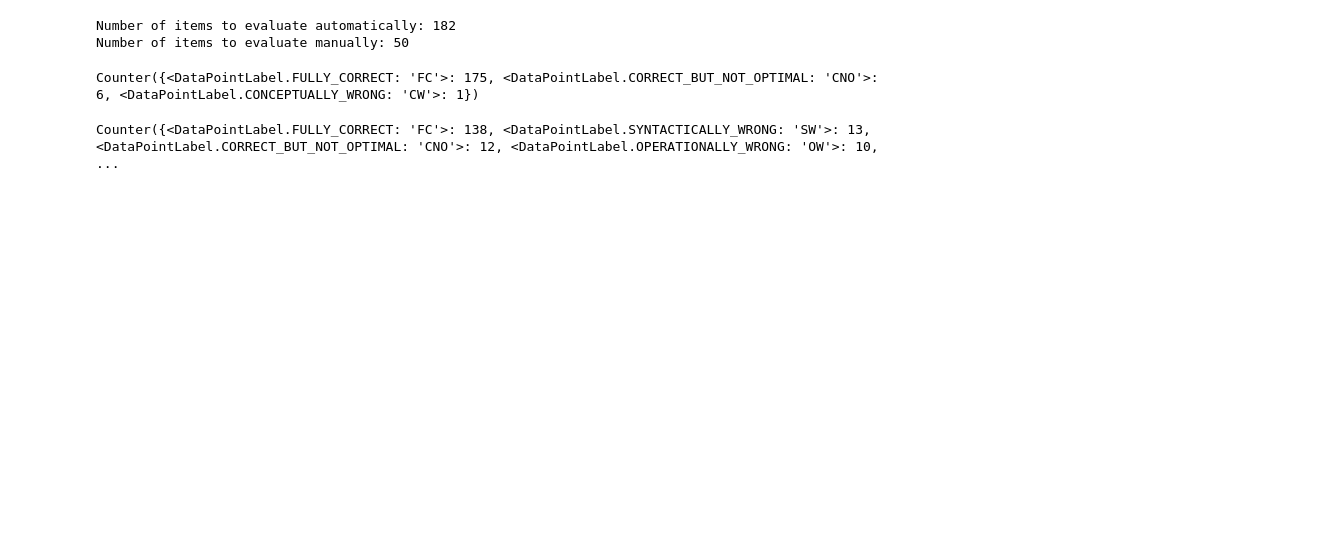
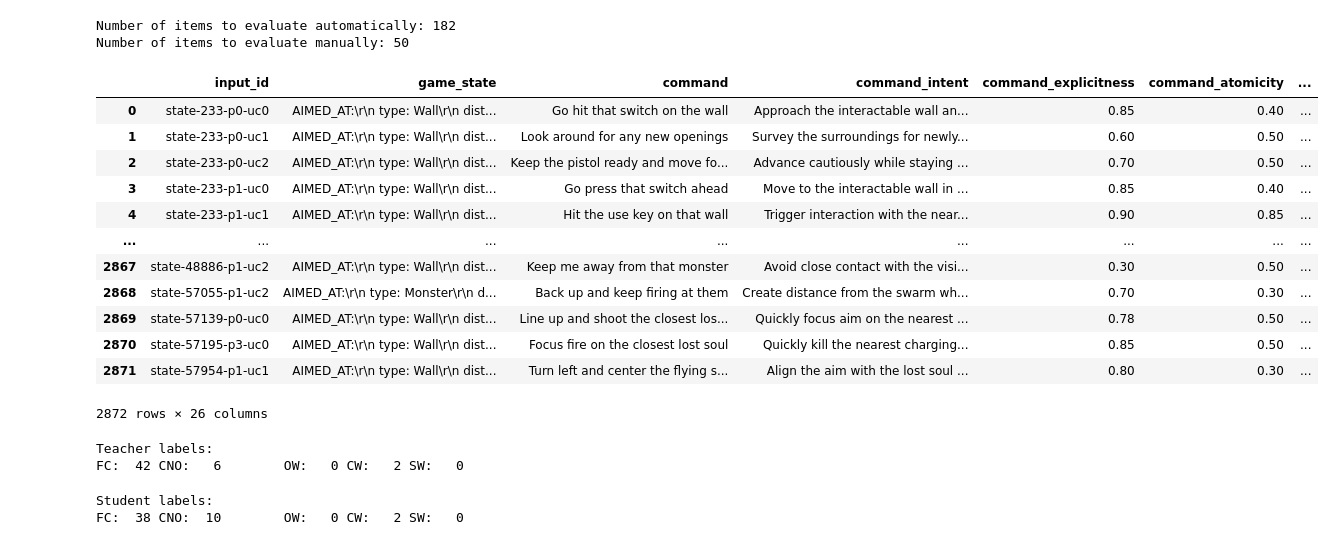
Before and after one commit to Filippo-Corti/GamePals-LLM-Distillation, a Jupyter notebook: model_comparisons.ipynb, the cells around one changed output. Saved outputs shown, nothing was run; the diff lists cells and outputs as text; code cells hidden in the pictures; blank space fills up the shorter version.

```diff
--- a/model_comparisons.ipynb
+++ b/model_comparisons.ipynb
@@ -25,32 +54,41 @@ Number of items to evaluate manually: 50
+# %%
+teacher_path = "data/outputs/all-data-gpt5.csv"
+student_path = "data/outputs/all-data-qwen-1.5b-trained.csv"
 # %%
-model1_path = "data/outputs/all-data-gpt5.csv"
-model1_df = pd.read_csv(model1_path)
+teacher_df = pd.read_csv(teacher_path)
+teacher_entries = [LLMCommandingLabelledDataPoint(**row) for row in teacher_df.to_dict(orient="records")]
+teacher_test = sorted([entry for entry in teacher_entries if entry.input_id in test_ids], key=lambda x: x.input_id)
 
-model1_entries = [LLMCommandingLabelledDataPoint(**row) for row in model1_df.to_dict(orient="records")]
-model1_test = sorted([entry for entry in model1_entries if entry.input_id in test_ids], key=lambda x: x.input_id)
-
-model2_path = "data/outputs/all-data-qwen-1.5b-untrained.csv"
-model2_df = pd.read_csv(model2_path)
-
-model2_entries = [LLMCommandingLabelledDataPoint(**row) for row in model2_df.to_dict(orient="records")]
-model2_test = sorted([entry for entry in model2_entries if entry.input_id in test_ids], key=lambda x: x.input_id)
+student_df = pd.read_csv(student_path)
+student_entries = [LLMCommandingLabelledDataPoint(**row) for row in student_df.to_dict(orient="records")]
+student_test = sorted([entry for entry in student_entries if entry.input_id in test_ids], key=lambda x: x.input_id)
-# %%
-labels = []
-for teacher in model1_test:
-    teacher.infer_label()
-    labels.append(teacher.label)
-
-print(Counter(labels))
-# %% [output]
-Counter({<DataPointLabel.FULLY_CORRECT: 'FC'>: 175, <DataPointLabel.CORRECT_BUT_NOT_OPTIMAL: 'CNO'>: 6, <DataPointLabel.CONCEPTUALLY_WRONG: 'CW'>: 1})
-# %%
-labels = []
-for student in model2_test:
-    student.infer_label()
-    labels.append(student.label)
-
-print(Counter(labels))
-# %% [output]
-Counter({<DataPointLabel.FULLY_CORRECT: 'FC'>: 138, <DataPointLabel.SYNTACTICALLY_WRONG: 'SW'>: 13, <DataPointLabel.CORRECT_BUT_NOT_OPTIMAL: 'CNO'>: 12, <DataPointLabel.OPERATIONALLY_WRONG: 'OW'>: 10, ...
+# %%
+student_df
+# %% [output]
+|  | input_id | game_state | command | command_intent | command_explicitness | command_atomicity | ... |
+| 0 | state-233-p0-uc0 | AIMED_AT:\r\n type: Wall\r\n dist... | Go hit that switch on the wall | Approach the interactable wall an... | 0.85 | 0.40 | ... |
+| 1 | state-233-p0-uc1 | AIMED_AT:\r\n type: Wall\r\n dist... | Look around for any new openings | Survey the surroundings for newly... | 0.60 | 0.50 | ... |
+| 2 | state-233-p0-uc2 | AIMED_AT:\r\n type: Wall\r\n dist... | Keep the pistol ready and move fo... | Advance cautiously while staying ... | 0.70 | 0.50 | ... |
+| 3 | state-233-p1-uc0 | AIMED_AT:\r\n type: Wall\r\n dist... | Go press that switch ahead | Move to the interactable wall in ... | 0.85 | 0.40 | ... |
+| 4 | state-233-p1-uc1 | AIMED_AT:\r\n type: Wall\r\n dist... | Hit the use key on that wall | Trigger interaction with the near... | 0.90 | 0.85 | ... |
+| ... | ... | ... | ... | ... | ... | ... | ... |
+| 2867 | state-48886-p1-uc2 | AIMED_AT:\r\n type: Wall\r\n dist... | Keep me away from that monster | Avoid close contact with the visi... | 0.30 | 0.50 | ... |
+| 2868 | state-57055-p1-uc2 | AIMED_AT:\r\n type: Monster\r\n d... | Back up and keep firing at them | Create distance from the swarm wh... | 0.70 | 0.30 | ... |
+| 2869 | state-57139-p0-uc0 | AIMED_AT:\r\n type: Wall\r\n dist... | Line up and shoot the closest los... | Quickly focus aim on the nearest ... | 0.78 | 0.50 | ... |
+| 2870 | state-57195-p3-uc0 | AIMED_AT:\r\n type: Wall\r\n dist... | Focus fire on the closest lost soul | Quickly kill the nearest charging... | 0.85 | 0.50 | ... |
+| 2871 | state-57954-p1-uc1 | AIMED_AT:\r\n type: Wall\r\n dist... | Turn left and center the flying s... | Align the aim with the lost soul ... | 0.80 | 0.30 | ... |
+2872 rows × 26 columns
+# %%
+print("Teacher labels:")
+print_labels_counter(teacher_test)
+# %% [output]
+Teacher labels:
+FC:  42 CNO:   6        OW:   0 CW:   2 SW:   0
+# %%
+print("Student labels:")
+print_labels_counter(student_test)
+# %% [output]
+Student labels:
+FC:  38 CNO:  10        OW:   0 CW:   2 SW:   0
 # %%
 outputs_df = []
```
Also changed, not shown: parts of 23 cells of this notebook, 7 other files.
